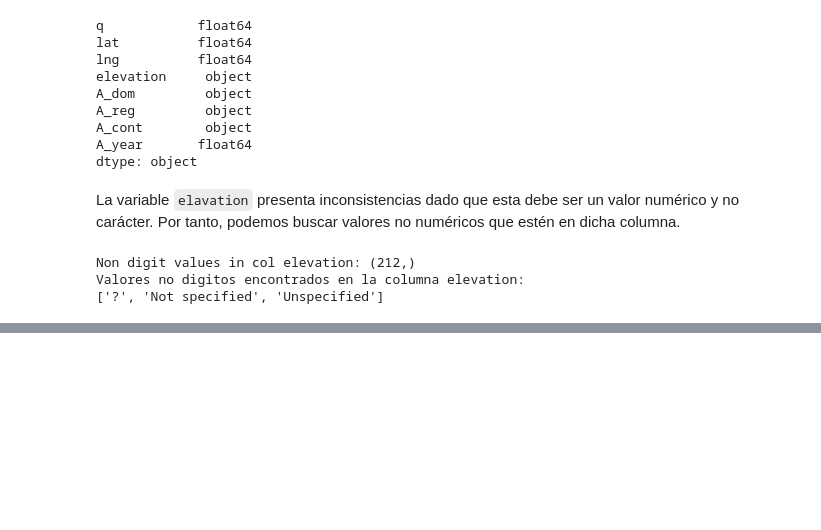
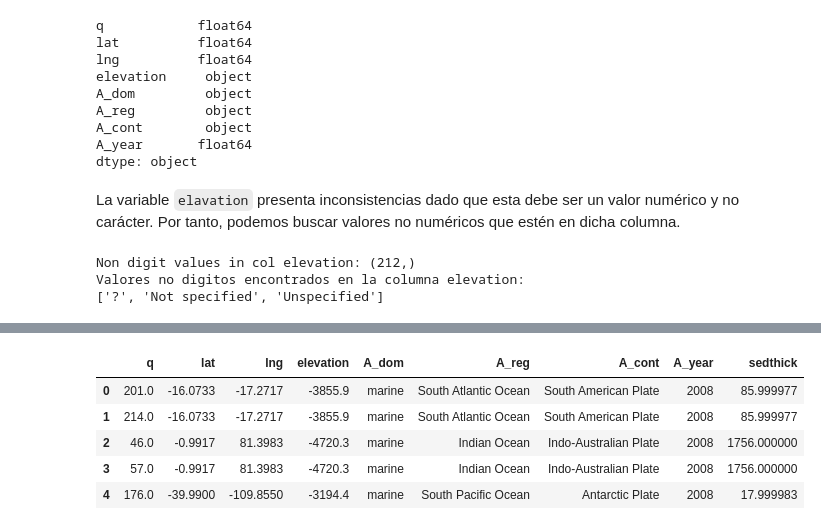
Before and after one commit to gacuervol/tdsp_template, a Jupyter notebook: scripts/preprocessing/preproces.ipynb, the cells around one changed output, grey strips where cells are left out. Drawn from its saved outputs; the diff is of its cells as text; code cells hidden in the pictures; blank space fills up the shorter version.

```diff
--- a/scripts/preprocessing/preproces.ipynb
+++ b/scripts/preprocessing/preproces.ipynb
@@ -105,10 +111,15 @@ Non digit values in col elevation: (212,)
 Valores no digitos encontrados en la columna elevation:
 ['?', 'Not specified', 'Unspecified']
 # %%
+# Filtrar filas que no contienen valores no deseados ['?', 'Not specified', 'Unspecified'] en la columna 'elevation'
 db1_nodig = db1_nonull[~db1_nonull['elevation'].isin(nodig_vals)]
+# Reemplazar comas por puntos en la columna 'elevation' y convertir los valores a tipo float
 db1_nodig['elevation'] = (db1_nodig['elevation']
                           .apply(lambda x: x.replace(',', '.') if isinstance(x, str) else x)
                           .astype(float))
+# Convertir la columna 'A_year' a tipo int
+db1_nodig['A_year'] = db1_nodig['A_year'].astype(int)
+# Mostrar los tipos de datos de cada columna en el DataFrame db1_nodig
 db1_nodig.dtypes
 # %% [output]
 A value is trying to be set on a copy of a slice from a DataFrame.
@@ -143,0 +205,11 @@ db1_nodig
+# %%
+db12_prep = db1_prep.copy()
+db12_prep['sedthick'] = list_closest_val
+db12_prep.head()
+# %% [output]
+|  | q | lat | lng | elevation | A_dom | A_reg | A_cont | A_year | sedthick |
+| 0 | 201.0 | -16.0733 | -17.2717 | -3855.9 | marine | South Atlantic Ocean | South American Plate | 2008 | 85.999977 |
+| 1 | 214.0 | -16.0733 | -17.2717 | -3855.9 | marine | South Atlantic Ocean | South American Plate | 2008 | 85.999977 |
+| 2 | 46.0 | -0.9917 | 81.3983 | -4720.3 | marine | Indian Ocean | Indo-Australian Plate | 2008 | 1756.000000 |
+| 3 | 57.0 | -0.9917 | 81.3983 | -4720.3 | marine | Indian Ocean | Indo-Australian Plate | 2008 | 1756.000000 |
+| 4 | 176.0 | -39.9900 | -109.8550 | -3194.4 | marine | South Pacific Ocean | Antarctic Plate | 2008 | 17.999983 |
```
Also changed, not shown: parts of 19 cells of this notebook, 2 other files.
